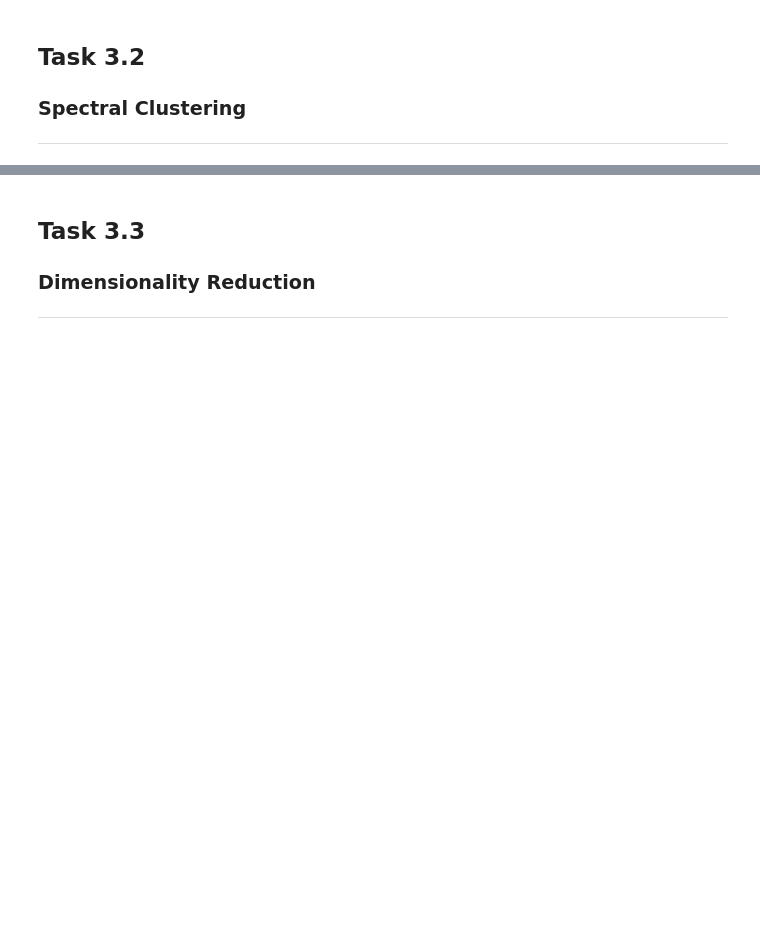
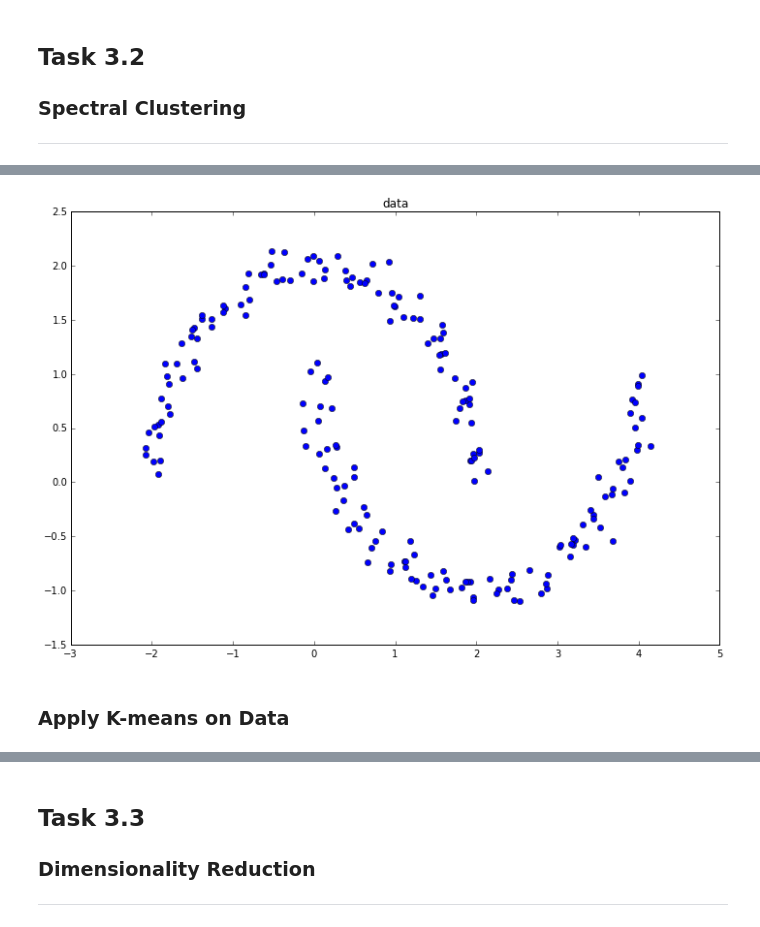
Before and after one commit to motjuste/patt-rex, a Jupyter notebook: project-03-demo.ipynb, the cells around one changed output, grey strips where cells are left out. Cells and saved outputs as stored; diff of their text form; code cells hidden in the pictures; blank space fills up the shorter version.

Commit message:
Added slides for 3.2; minor changes to k-means

```diff
--- a/project-03-demo.ipynb
+++ b/project-03-demo.ipynb
@@ -33,0 +44,21 @@ import pattrex.dimred as dim_rex
+# %%
+def demo_2_1():
+    my_data = np.genfromtxt('data/data-clustering-2.csv', delimiter=',')
+    x = my_data[0,:]
+    y = my_data[1,:]
+
+    # plotting
+    fig = plt.figure(figsize=(12, 8))
+    axs = fig.add_subplot(111)
+
+    plt_rex.plot2d(my_data, colwise_data=True, hatch='bo',
+                  show=False, axs=axs, set_aspect_equal=False,
+                   title="data")
+
+    return my_data
+# %%
+my_data = demo_2_1()
+# %% [output]
+[figure, added]
+# %% [markdown]
+### Apply K-means on Data
```
Also changed, not shown: parts of 17 cells of this notebook, 1 other file.
